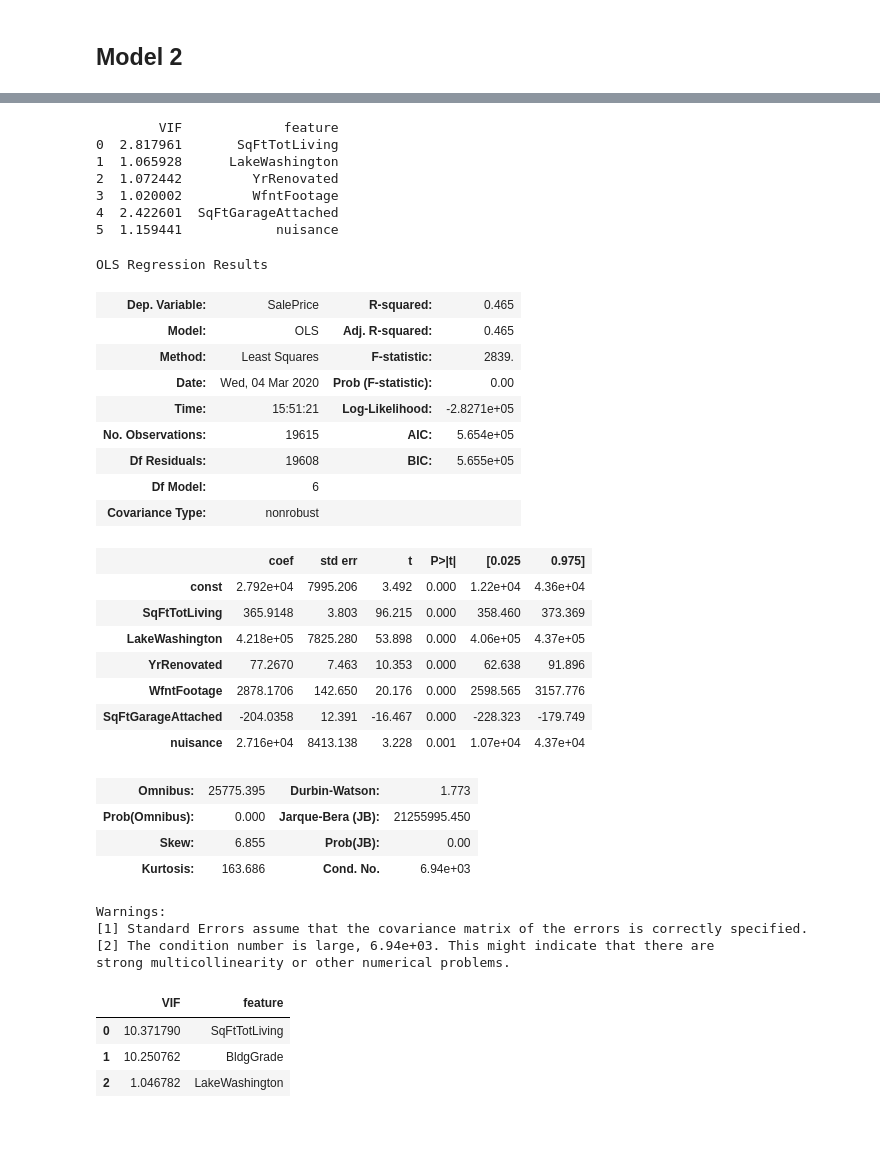
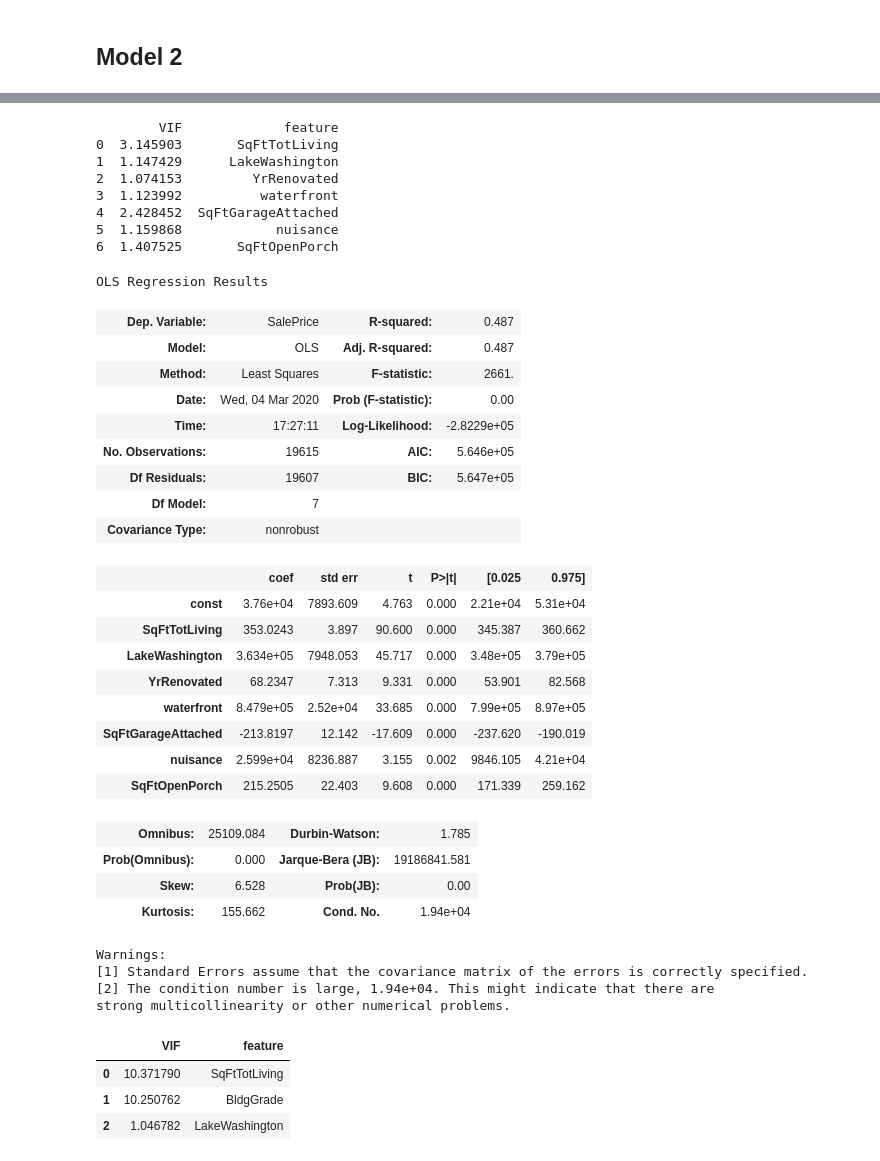
Before and after one commit to Daihongchen/king_county_housing_analysis, a Jupyter notebook: exploratory/01_kyle_dataprep.ipynb, the cells around one changed output, grey strips where cells are left out. Saved outputs shown, nothing was run; the diff lists cells and outputs as text; code cells hidden in the pictures; blank space fills up the shorter version.

Commit message:
updated py file, added more models

```diff
--- a/exploratory/01_kyle_dataprep.ipynb
+++ b/exploratory/01_kyle_dataprep.ipynb
@@ -103,10 +103,8 @@ df_sales_2019 = dc.clean_sales(df_sales_2019)
 df_parcel = dc.clean_parcel(df_parcel)
 # %%
 df_master = dc.join_dfs(df_sales_2019, df_parcel, df_resbldg)
-# %%
-df_master = df_master[df_master['SalePrice'] > 50000]
-df_master = df_master[df_master['PropertyType'] == 11]
-df_master = df_master[df_master['SqFtTotLiving'] < 8000]
+# %%
+df_master = dc.clean_master(df_master)
 # %%
 df_resbldg.columns
 # %% [output]
@@ -291,45 +289,47 @@ strong multicollinearity or other numerical problems.
 # %%
-features = ['SqFtTotLiving', 'LakeWashington', 'YrRenovated', 'WfntFootage', 'SqFtGarageAttached', 'nuisance']
+features = ['SqFtTotLiving', 'LakeWashington', 'YrRenovated', 'waterfront', 'SqFtGarageAttached', 'nuisance', 'SqFtOpenPorch']
 
 df_model_test, model_test = dc.create_model(dependent, features, df_master)
 
 print(dc.vif_test(df_model_test, features))
 print('')
 
 model_test.summary()
 # %% [output]
         VIF             feature
-0  2.817961       SqFtTotLiving
-1  1.065928      LakeWashington
-2  1.072442         YrRenovated
-3  1.020002         WfntFootage
-4  2.422601  SqFtGarageAttached
-5  1.159441            nuisance
+0  3.145903       SqFtTotLiving
+1  1.147429      LakeWashington
+2  1.074153         YrRenovated
+3  1.123992          waterfront
+4  2.428452  SqFtGarageAttached
+5  1.159868            nuisance
+6  1.407525       SqFtOpenPorch
 OLS Regression Results
-| Dep. Variable: | SalePrice | R-squared: | 0.465 |
-| Model: | OLS | Adj. R-squared: | 0.465 |
-| Method: | Least Squares | F-statistic: | 2839. |
+| Dep. Variable: | SalePrice | R-squared: | 0.487 |
+| Model: | OLS | Adj. R-squared: | 0.487 |
+| Method: | Least Squares | F-statistic: | 2661. |
 | Date: | Wed, 04 Mar 2020 | Prob (F-statistic): | 0.00 |
-| Time: | 15:51:21 | Log-Likelihood: | -2.8271e+05 |
-| No. Observations: | 19615 | AIC: | 5.654e+05 |
-| Df Residuals: | 19608 | BIC: | 5.655e+05 |
-| Df Model: | 6 |  |  |
+| Time: | 17:27:11 | Log-Likelihood: | -2.8229e+05 |
+| No. Observations: | 19615 | AIC: | 5.646e+05 |
+| Df Residuals: | 19607 | BIC: | 5.647e+05 |
+| Df Model: | 7 |  |  |
 | Covariance Type: | nonrobust |  |  |
 |  | coef | std err | t | P>|t| | [0.025 | 0.975] |
-| const | 2.792e+04 | 7995.206 | 3.492 | 0.000 | 1.22e+04 | 4.36e+04 |
-| SqFtTotLiving | 365.9148 | 3.803 | 96.215 | 0.000 | 358.460 | 373.369 |
-| LakeWashington | 4.218e+05 | 7825.280 | 53.898 | 0.000 | 4.06e+05 | 4.37e+05 |
-| YrRenovated | 77.2670 | 7.463 | 10.353 | 0.000 | 62.638 | 91.896 |
-| WfntFootage | 2878.1706 | 142.650 | 20.176 | 0.000 | 2598.565 | 3157.776 |
-| SqFtGarageAttached | -204.0358 | 12.391 | -16.467 | 0.000 | -228.323 | -179.749 |
-| nuisance | 2.716e+04 | 8413.138 | 3.228 | 0.001 | 1.07e+04 | 4.37e+04 |
+| const | 3.76e+04 | 7893.609 | 4.763 | 0.000 | 2.21e+04 | 5.31e+04 |
+| SqFtTotLiving | 353.0243 | 3.897 | 90.600 | 0.000 | 345.387 | 360.662 |
+| LakeWashington | 3.634e+05 | 7948.053 | 45.717 | 0.000 | 3.48e+05 | 3.79e+05 |
+| YrRenovated | 68.2347 | 7.313 | 9.331 | 0.000 | 53.901 | 82.568 |
+| waterfront | 8.479e+05 | 2.52e+04 | 33.685 | 0.000 | 7.99e+05 | 8.97e+05 |
+| SqFtGarageAttached | -213.8197 | 12.142 | -17.609 | 0.000 | -237.620 | -190.019 |
+| nuisance | 2.599e+04 | 8236.887 | 3.155 | 0.002 | 9846.105 | 4.21e+04 |
+| SqFtOpenPorch | 215.2505 | 22.403 | 9.608 | 0.000 | 171.339 | 259.162 |
-| Omnibus: | 25775.395 | Durbin-Watson: | 1.773 |
-| Prob(Omnibus): | 0.000 | Jarque-Bera (JB): | 21255995.450 |
-| Skew: | 6.855 | Prob(JB): | 0.00 |
-| Kurtosis: | 163.686 | Cond. No. | 6.94e+03 |
+| Omnibus: | 25109.084 | Durbin-Watson: | 1.785 |
+| Prob(Omnibus): | 0.000 | Jarque-Bera (JB): | 19186841.581 |
+| Skew: | 6.528 | Prob(JB): | 0.00 |
+| Kurtosis: | 155.662 | Cond. No. | 1.94e+04 |
 Warnings:
 [1] Standard Errors assume that the covariance matrix of the errors is correctly specified.
-[2] The condition number is large, 6.94e+03. This might indicate that there are
+[2] The condition number is large, 1.94e+04. This might indicate that there are
 strong multicollinearity or other numerical problems.
 # %%
 # %% [output]
```
Also changed, not shown: parts of 8 cells of this notebook, 1 other file.
